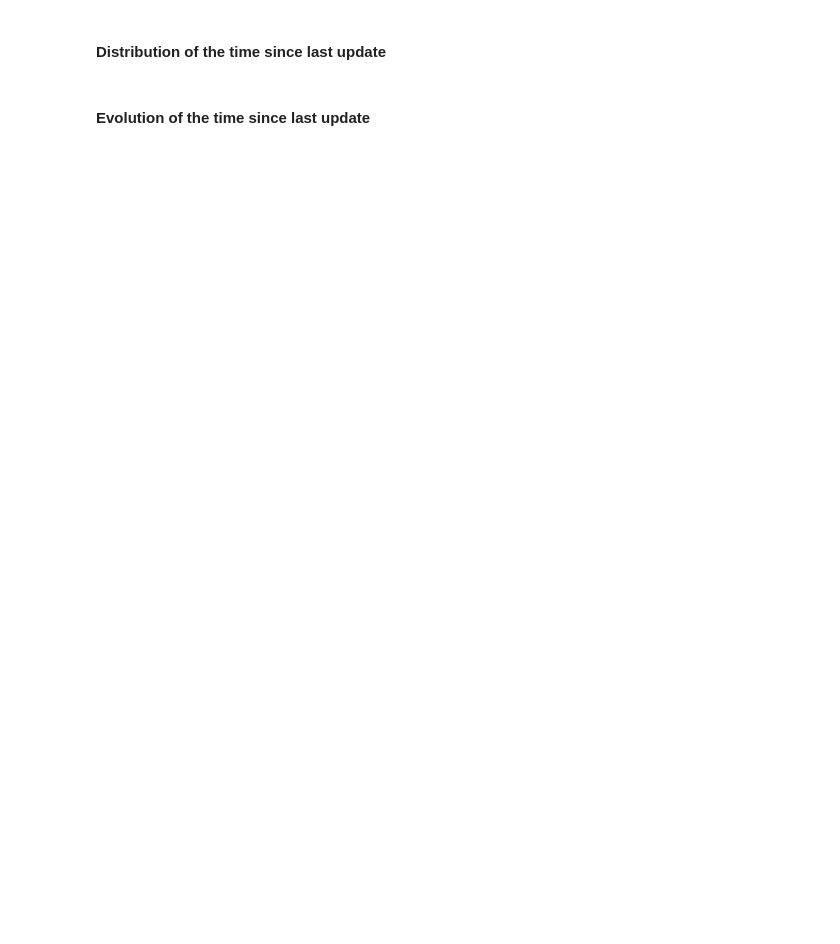
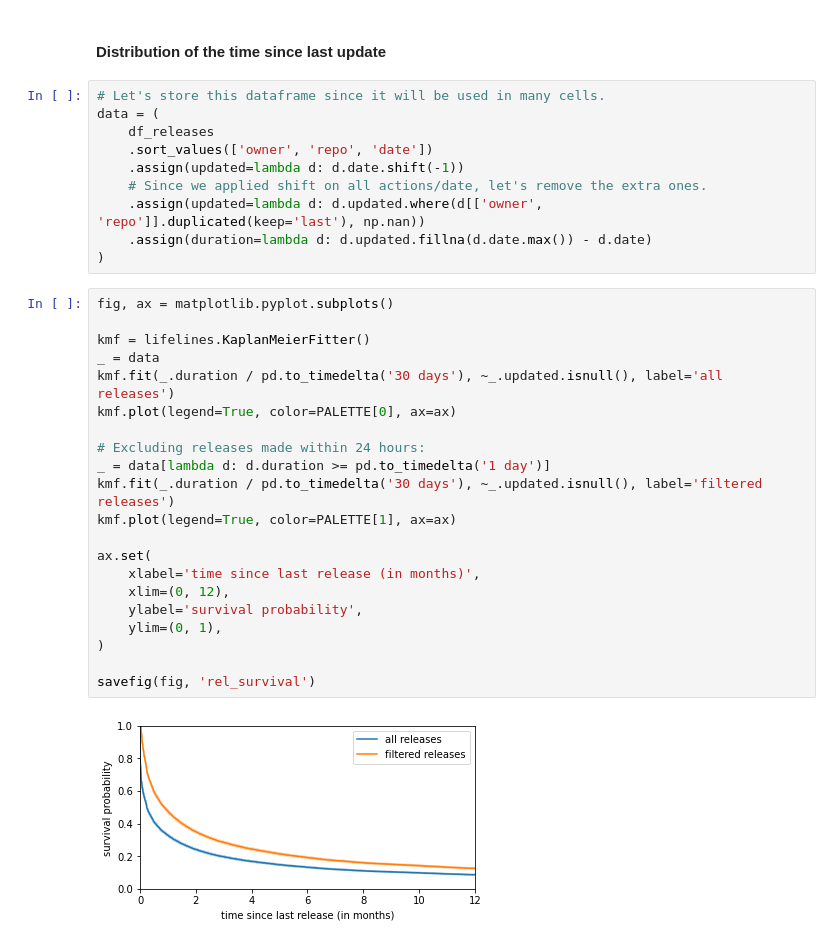
Before and after one commit to AlexandreDecan/secos-ghalag, a Jupyter notebook: notebooks/Release frequency.ipynb, the cells around one changed output. Drawn from its saved outputs; the diff is of its cells as text; blank space fills up the shorter version.

```diff
--- a/notebooks/Release frequency.ipynb
+++ b/notebooks/Release frequency.ipynb
@@ -281,4 +415,35 @@ savefig(fig, 'workflow_prop_repo_updated')
 # %% [markdown]
 #### Distribution of the time since last update
-# %% [markdown]
-#### Evolution of the time since last update
+# %%
+# Let's store this dataframe since it will be used in many cells.
+data = (
+    df_releases
+    .sort_values(['owner', 'repo', 'date'])
+    .assign(updated=lambda d: d.date.shift(-1))
+    # Since we applied shift on all actions/date, let's remove the extra ones.
+    .assign(updated=lambda d: d.updated.where(d[['owner', 'repo']].duplicated(keep='last'), np.nan))
+    .assign(duration=lambda d: d.updated.fillna(d.date.max()) - d.date)
+)
+# %%
+fig, ax = matplotlib.pyplot.subplots()
+
+kmf = lifelines.KaplanMeierFitter()
+_ = data
+kmf.fit(_.duration / pd.to_timedelta('30 days'), ~_.updated.isnull(), label='all releases')
+kmf.plot(legend=True, color=PALETTE[0], ax=ax)
+
+# Excluding releases made within 24 hours:
+_ = data[lambda d: d.duration >= pd.to_timedelta('1 day')]
+kmf.fit(_.duration / pd.to_timedelta('30 days'), ~_.updated.isnull(), label='filtered releases')
+kmf.plot(legend=True, color=PALETTE[1], ax=ax)
+
+ax.set(
+    xlabel='time since last release (in months)',
+    xlim=(0, 12),
+    ylabel='survival probability',
+    ylim=(0, 1),
+)
+
+savefig(fig, 'rel_survival')
+# %% [output]
+[figure, added]
```
Also changed, not shown: parts of 8 cells of this notebook, 2 other files.
